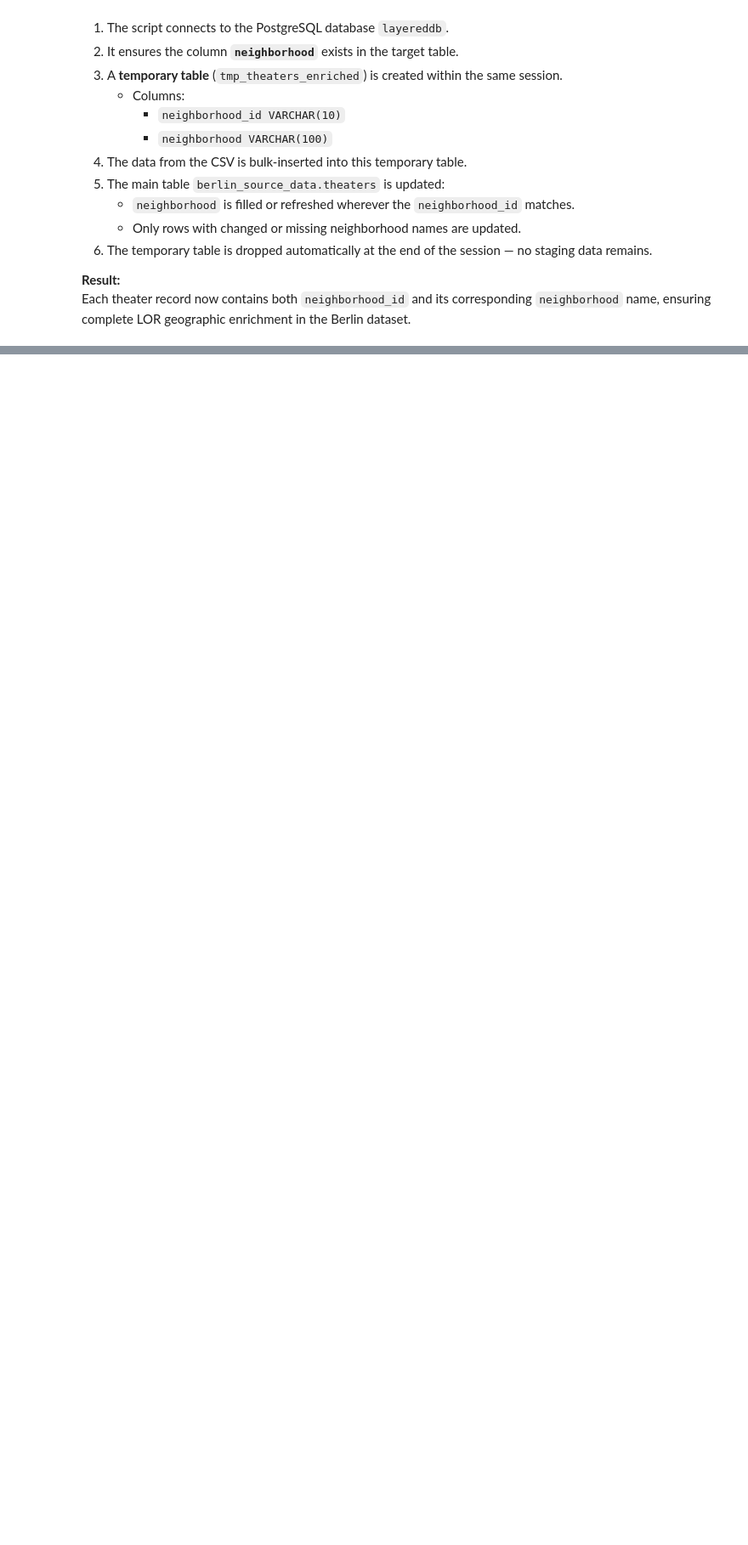
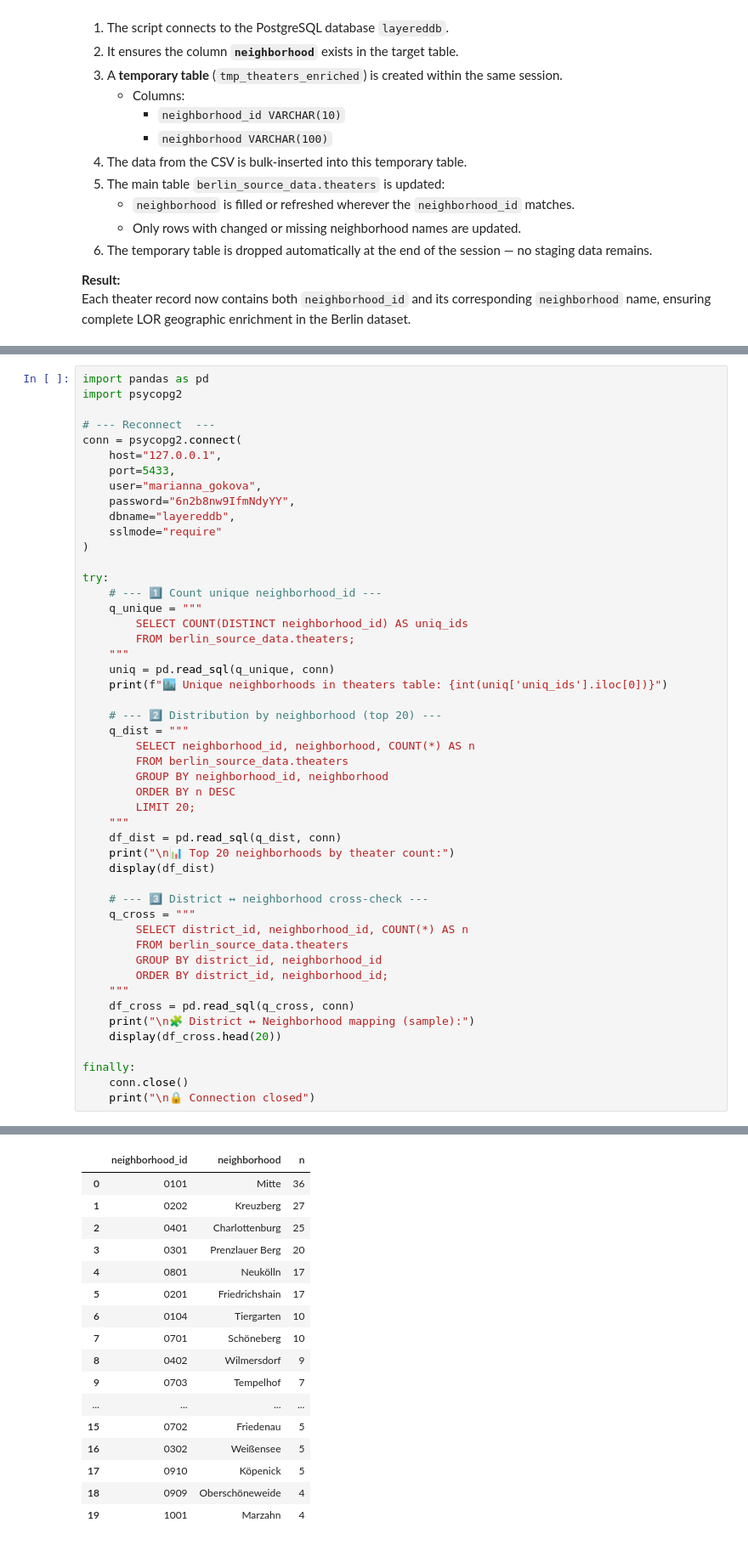
Before and after one commit to DanielSiebert-dev/layered-populate-data-pool-da, a Jupyter notebook: theaters/scripts/update_db_theaters_neighborhoods.ipynb, the cells around one changed output, grey strips where cells are left out. Shown at 85% size. Cells and saved outputs as stored; diff of their text form; blank space fills up the shorter version.

```diff
--- a/theaters/scripts/update_db_theaters_neighborhoods.ipynb
+++ b/theaters/scripts/update_db_theaters_neighborhoods.ipynb
@@ -465,0 +635,50 @@ finally:
+# %%
+import pandas as pd
+import psycopg2
+
+# --- Reconnect  ---
+conn = psycopg2.connect(
+    host="127.0.0.1",
+    port=5433,
+    user="marianna_gokova",
+    password="6n2b8nw9IfmNdyYY",
+    dbname="layereddb",
+    sslmode="require"
+)
+
+try:
+    # --- 1️⃣ Count unique neighborhood_id ---
+    q_unique = """
+        SELECT COUNT(DISTINCT neighborhood_id) AS uniq_ids
+        FROM berlin_source_data.theaters;
+    """
+    uniq = pd.read_sql(q_unique, conn)
+    print(f"🏙️ Unique neighborhoods in theaters table: {int(uniq['uniq_ids'].iloc[0])}")
+
+    # --- 2️⃣ Distribution by neighborhood (top 20) ---
+    q_dist = """
+        SELECT neighborhood_id, neighborhood, COUNT(*) AS n
+        FROM berlin_source_data.theaters
+        GROUP BY neighborhood_id, neighborhood
+        ORDER BY n DESC
+        LIMIT 20;
+    """
+    df_dist = pd.read_sql(q_dist, conn)
+    print("\n📊 Top 20 neighborhoods by theater count:")
+    display(df_dist)
+
+    # --- 3️⃣ District ↔ neighborhood cross-check ---
+    q_cross = """
+        SELECT district_id, neighborhood_id, COUNT(*) AS n
+        FROM berlin_source_data.theaters
+        GROUP BY district_id, neighborhood_id
+        ORDER BY district_id, neighborhood_id;
+    """
+    df_cross = pd.read_sql(q_cross, conn)
+    print("\n🧩 District ↔ Neighborhood mapping (sample):")
+    display(df_cross.head(20))
+
+finally:
+    conn.close()
+    print("\n🔒 Connection closed")
+# %% [output]
@@ -465,0 +688,17 @@ finally:
+|  | neighborhood_id | neighborhood | n |
+| 0 | 0101 | Mitte | 36 |
+| 1 | 0202 | Kreuzberg | 27 |
+| 2 | 0401 | Charlottenburg | 25 |
+| 3 | 0301 | Prenzlauer Berg | 20 |
+| 4 | 0801 | Neukölln | 17 |
+| 5 | 0201 | Friedrichshain | 17 |
+| 6 | 0104 | Tiergarten | 10 |
+| 7 | 0701 | Schöneberg | 10 |
+| 8 | 0402 | Wilmersdorf | 9 |
+| 9 | 0703 | Tempelhof | 7 |
+| ... | ... | ... | ... |
+| 15 | 0702 | Friedenau | 5 |
+| 16 | 0302 | Weißensee | 5 |
+| 17 | 0910 | Köpenick | 5 |
+| 18 | 0909 | Oberschöneweide | 4 |
+| 19 | 1001 | Marzahn | 4 |
```
Also changed, not shown: parts of 8 cells of this notebook.
